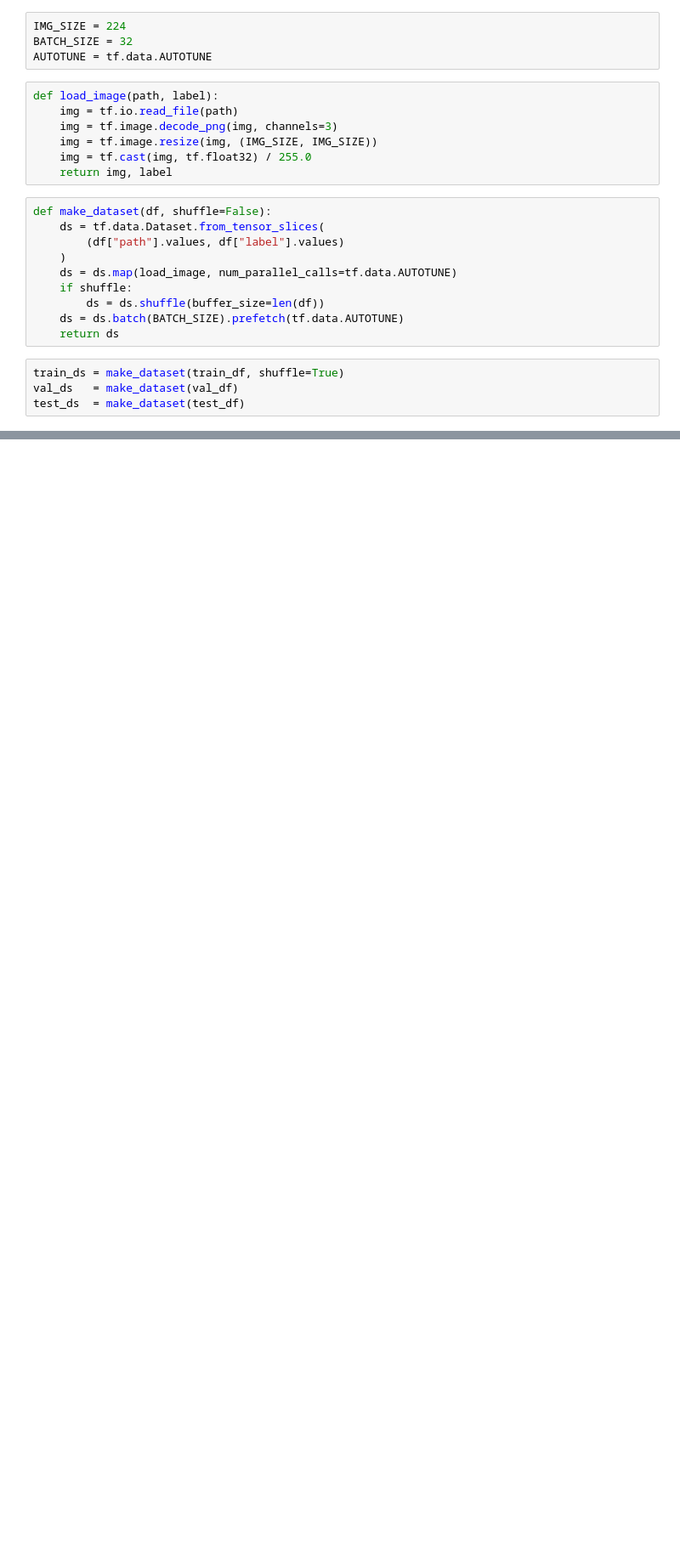
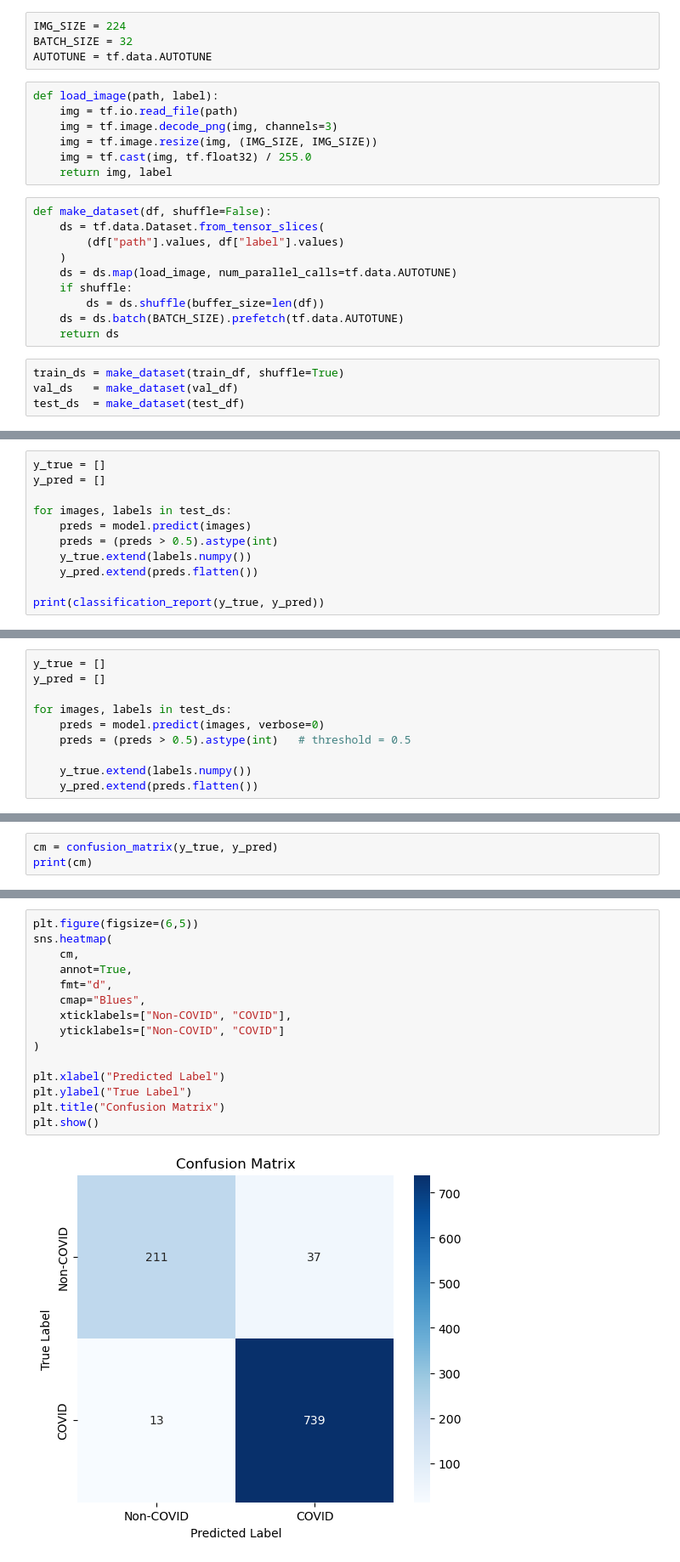
Before and after one commit to MohammadShafiei88/Deep-learning-covidx-ct, a Jupyter notebook: code.ipynb, the cells around one changed output, grey strips where cells are left out. Shown at 85% size. Cells and saved outputs as stored; diff of their text form; blank space fills up the shorter version.

```diff
--- a/code.ipynb
+++ b/code.ipynb
@@ -190,0 +223,11 @@ KeyboardInterrupt:
+# %%
+y_true = []
+y_pred = []
+
+for images, labels in test_ds:
+    preds = model.predict(images)
+    preds = (preds > 0.5).astype(int)
+    y_true.extend(labels.numpy())
+    y_pred.extend(preds.flatten())
+
+print(classification_report(y_true, y_pred))
@@ -190,0 +253,10 @@ KeyboardInterrupt:
+# %%
+y_true = []
+y_pred = []
+
+for images, labels in test_ds:
+    preds = model.predict(images, verbose=0)
+    preds = (preds > 0.5).astype(int)   # threshold = 0.5
+
+    y_true.extend(labels.numpy())
+    y_pred.extend(preds.flatten())
@@ -190,0 +265,3 @@ KeyboardInterrupt:
+# %%
+cm = confusion_matrix(y_true, y_pred)
+print(cm)
@@ -190,0 +271,17 @@ KeyboardInterrupt:
+# %%
+plt.figure(figsize=(6,5))
+sns.heatmap(
+    cm,
+    annot=True,
+    fmt="d",
+    cmap="Blues",
+    xticklabels=["Non-COVID", "COVID"],
+    yticklabels=["Non-COVID", "COVID"]
+)
+
+plt.xlabel("Predicted Label")
+plt.ylabel("True Label")
+plt.title("Confusion Matrix")
+plt.show()
+# %% [output]
+[figure, added]
```
Also changed, not shown: parts of 10 cells of this notebook.
